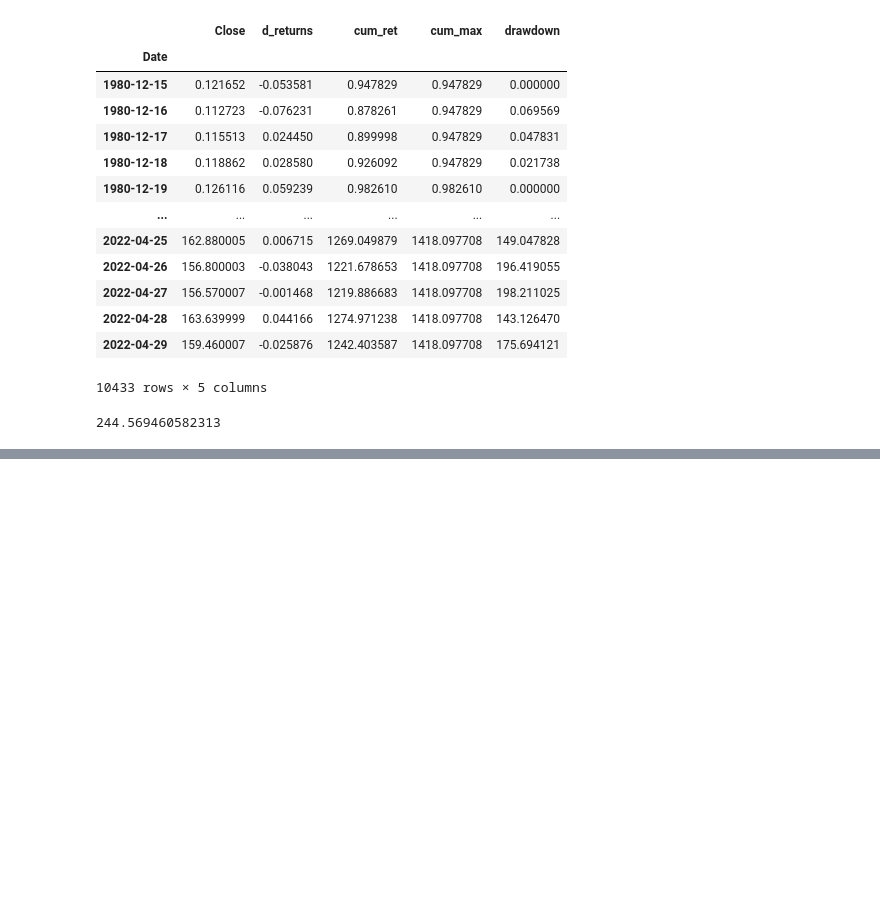
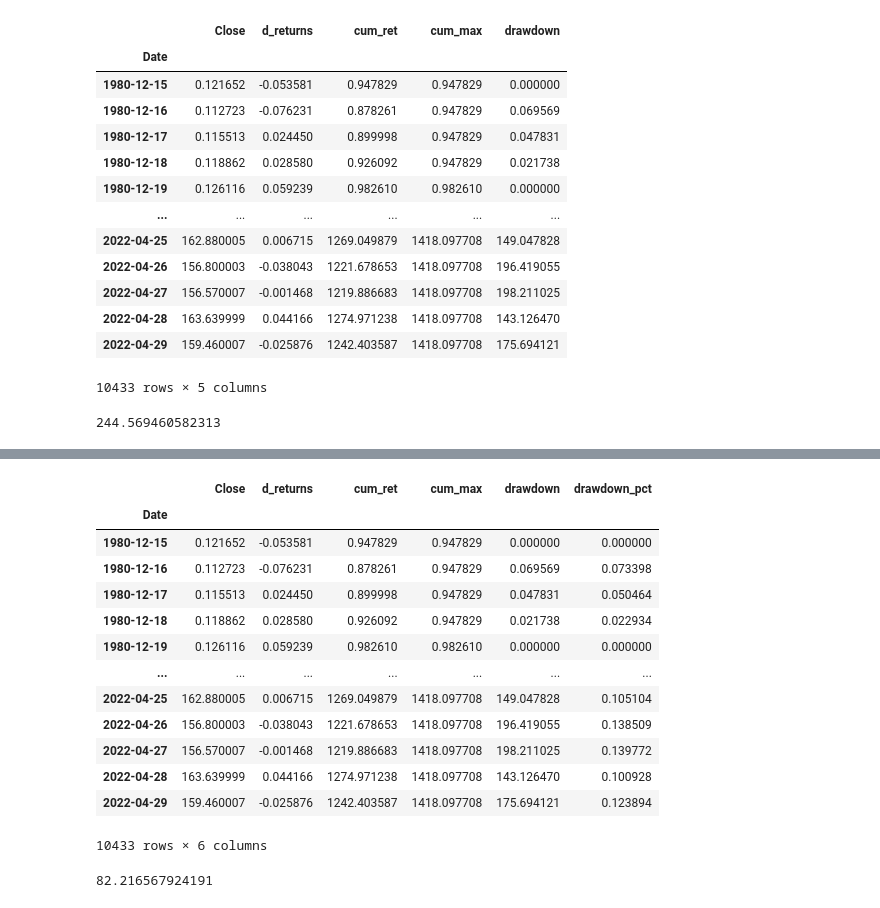
Before and after one commit to factorwonk/algozerotohero, a Jupyter notebook: yfinance_technical.ipynb, the cells around one changed output, grey strips where cells are left out. Cells and saved outputs as stored; diff of their text form; code cells hidden in the pictures; blank space fills up the shorter version.

```diff
--- a/yfinance_technical.ipynb
+++ b/yfinance_technical.ipynb
@@ -601,0 +631,24 @@ aapl.drawdown.max()
+# %%
+# Calculate Pct Drawdown
+aapl["drawdown_pct"] = (aapl["cum_max"] - aapl["cum_ret"])/(aapl["cum_max"])
+aapl
+# %% [output]
+|  | Close | d_returns | cum_ret | cum_max | drawdown | drawdown_pct |
+| Date |  |  |  |  |  |  |
+| 1980-12-15 | 0.121652 | -0.053581 | 0.947829 | 0.947829 | 0.000000 | 0.000000 |
+| 1980-12-16 | 0.112723 | -0.076231 | 0.878261 | 0.947829 | 0.069569 | 0.073398 |
+| 1980-12-17 | 0.115513 | 0.024450 | 0.899998 | 0.947829 | 0.047831 | 0.050464 |
+| 1980-12-18 | 0.118862 | 0.028580 | 0.926092 | 0.947829 | 0.021738 | 0.022934 |
+| 1980-12-19 | 0.126116 | 0.059239 | 0.982610 | 0.982610 | 0.000000 | 0.000000 |
+| ... | ... | ... | ... | ... | ... | ... |
+| 2022-04-25 | 162.880005 | 0.006715 | 1269.049879 | 1418.097708 | 149.047828 | 0.105104 |
+| 2022-04-26 | 156.800003 | -0.038043 | 1221.678653 | 1418.097708 | 196.419055 | 0.138509 |
+| 2022-04-27 | 156.570007 | -0.001468 | 1219.886683 | 1418.097708 | 198.211025 | 0.139772 |
+| 2022-04-28 | 163.639999 | 0.044166 | 1274.971238 | 1418.097708 | 143.126470 | 0.100928 |
+| 2022-04-29 | 159.460007 | -0.025876 | 1242.403587 | 1418.097708 | 175.694121 | 0.123894 |
+10433 rows × 6 columns
+# %%
+# Max Pct Drawdown
+aapl.drawdown_pct.max()*100
+# %% [output]
+82.216567924191
```
Also changed, not shown: parts of 6 cells of this notebook, 4 other files.
